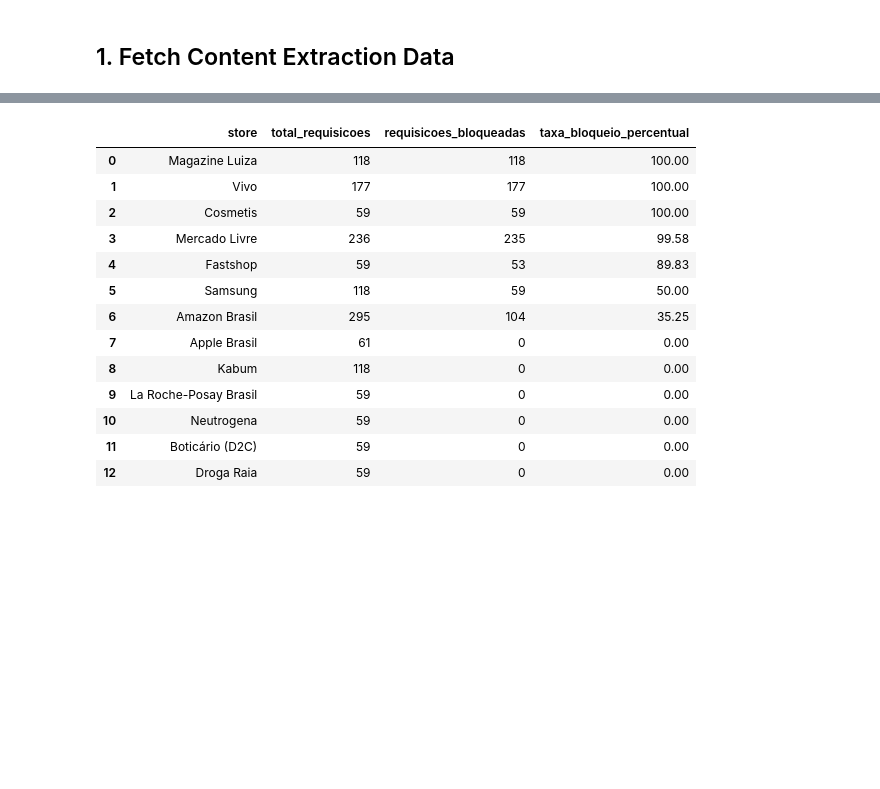
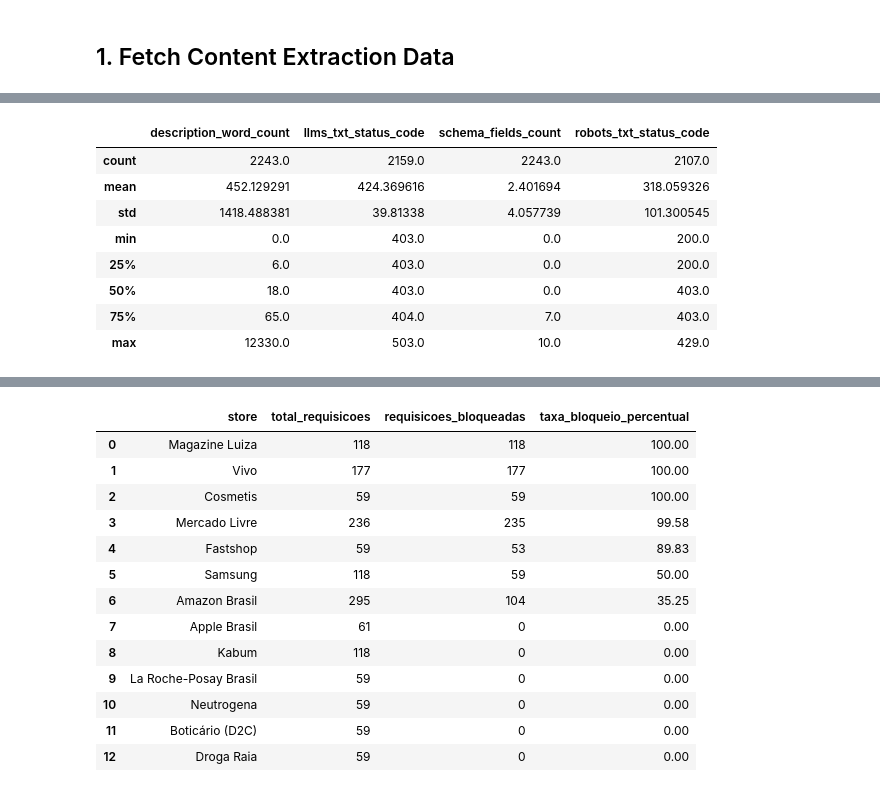
Before and after one commit to britneyscripts/thesis-pipeline, a Jupyter notebook: notebooks/eda.ipynb, the cells around one changed output, grey strips where cells are left out. Saved outputs shown, nothing was run; the diff lists cells and outputs as text; code cells hidden in the pictures; blank space fills up the shorter version.

```diff
--- a/notebooks/eda.ipynb
+++ b/notebooks/eda.ipynb
@@ -31,0 +117,12 @@ Registros de conteúdo carregados: 1595
+# %%
+df_content.describe()
+# %% [output]
+|  | description_word_count | llms_txt_status_code | schema_fields_count | robots_txt_status_code |
+| count | 2243.0 | 2159.0 | 2243.0 | 2107.0 |
+| mean | 452.129291 | 424.369616 | 2.401694 | 318.059326 |
+| std | 1418.488381 | 39.81338 | 4.057739 | 101.300545 |
+| min | 0.0 | 403.0 | 0.0 | 200.0 |
+| 25% | 6.0 | 403.0 | 0.0 | 200.0 |
+| 50% | 18.0 | 403.0 | 0.0 | 403.0 |
+| 75% | 65.0 | 404.0 | 7.0 | 403.0 |
+| max | 12330.0 | 503.0 | 10.0 | 429.0 |
```
Also changed, not shown: parts of 8 cells of this notebook, 53 other files.
